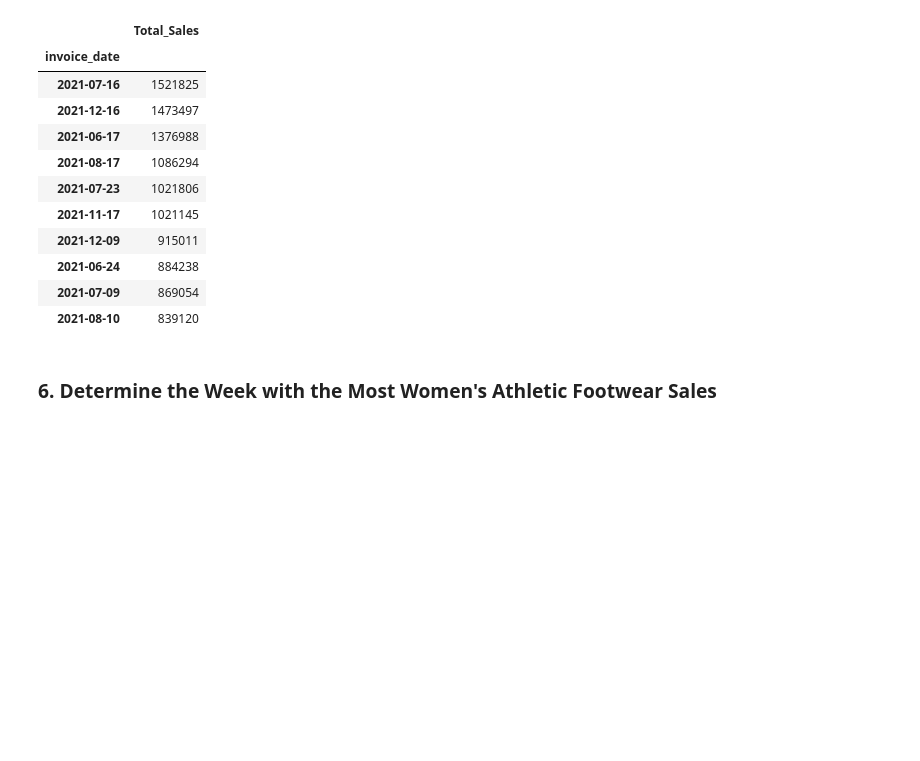
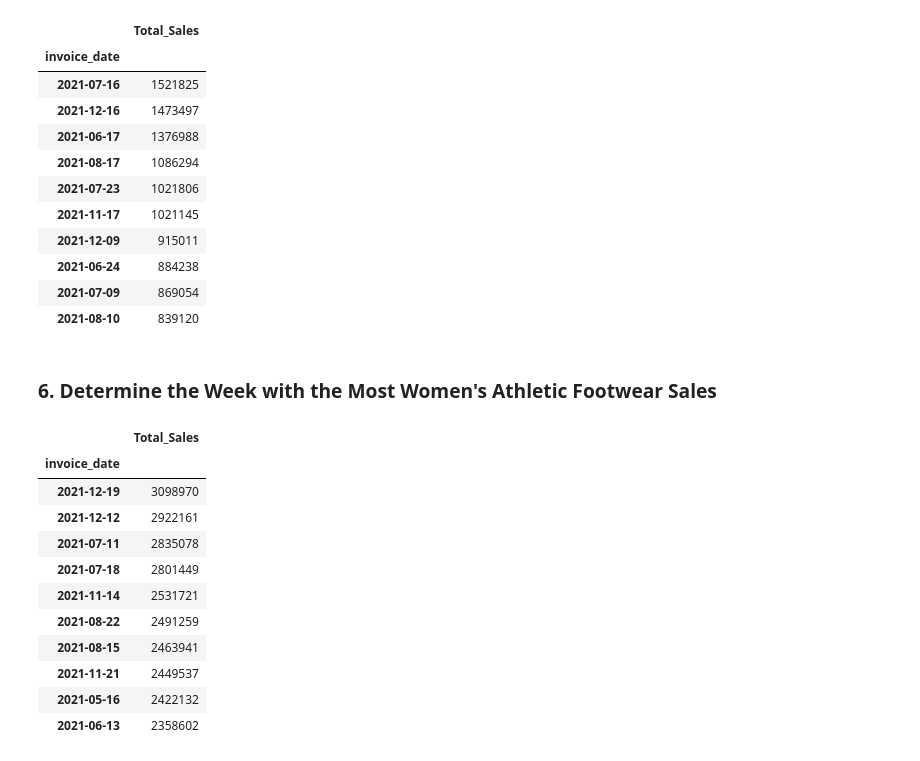
Before and after one commit to Crkanouff/athletic_sales_analysis, a Jupyter notebook: athletic_sales_analysis_starter_code.ipynb, the cells around one changed output. Saved outputs shown, nothing was run; the diff lists cells and outputs as text; code cells hidden in the pictures; blank space fills up the shorter version.

```diff
--- a/athletic_sales_analysis_starter_code.ipynb
+++ b/athletic_sales_analysis_starter_code.ipynb
@@ -376,6 +376,20 @@ women_af_sold_df.sort_values("Total_Sales", ascending=False).head(10)
 ### 6.  Determine the Week with the Most Women's Athletic Footwear Sales
 # %%
 # Resample the pivot table into weekly bins, and get the total sales for each week.
+women_af_sold_weeks_df = women_af_sold_df.resample("W").sum()
 
-
-# Sort the resampled pivot table in ascending order on "Total Sales".
+# Sort the resampled pivot table in ascending order on "Total Sales".  ## in the challenge 5 notes the table shows descending
+women_af_sold_weeks_df.sort_values("Total_Sales", ascending=False).head(10)
+# %% [output]
+|  | Total_Sales |
+| invoice_date |  |
+| 2021-12-19 | 3098970 |
+| 2021-12-12 | 2922161 |
+| 2021-07-11 | 2835078 |
+| 2021-07-18 | 2801449 |
+| 2021-11-14 | 2531721 |
+| 2021-08-22 | 2491259 |
+| 2021-08-15 | 2463941 |
+| 2021-11-21 | 2449537 |
+| 2021-05-16 | 2422132 |
+| 2021-06-13 | 2358602 |
```
Also changed, not shown: parts of 2 cells of this notebook.
